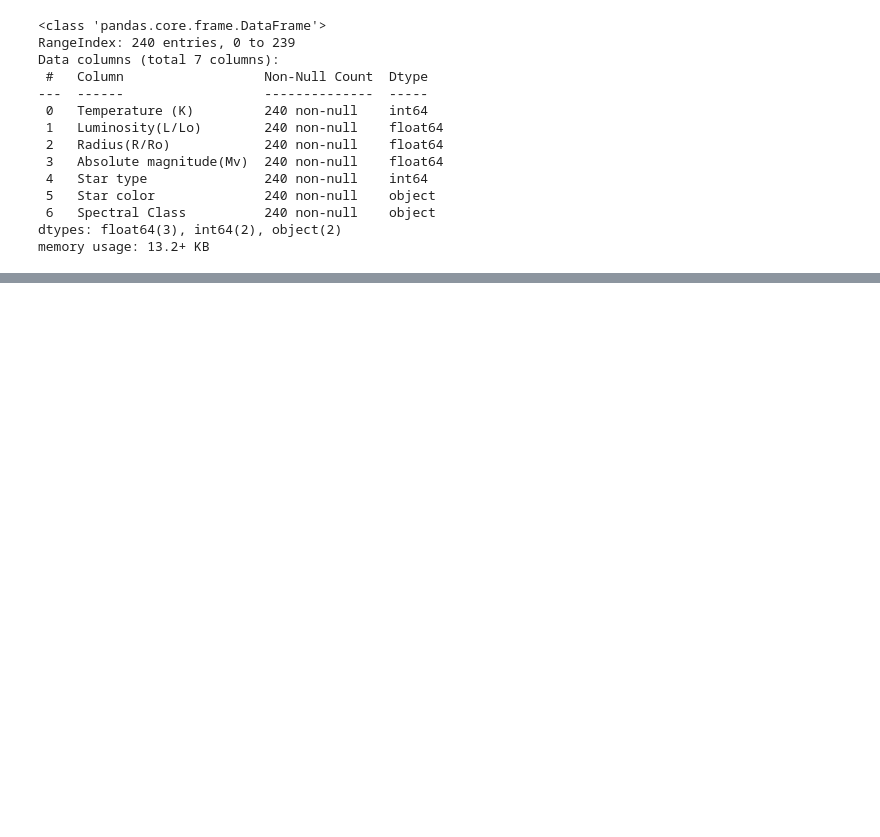
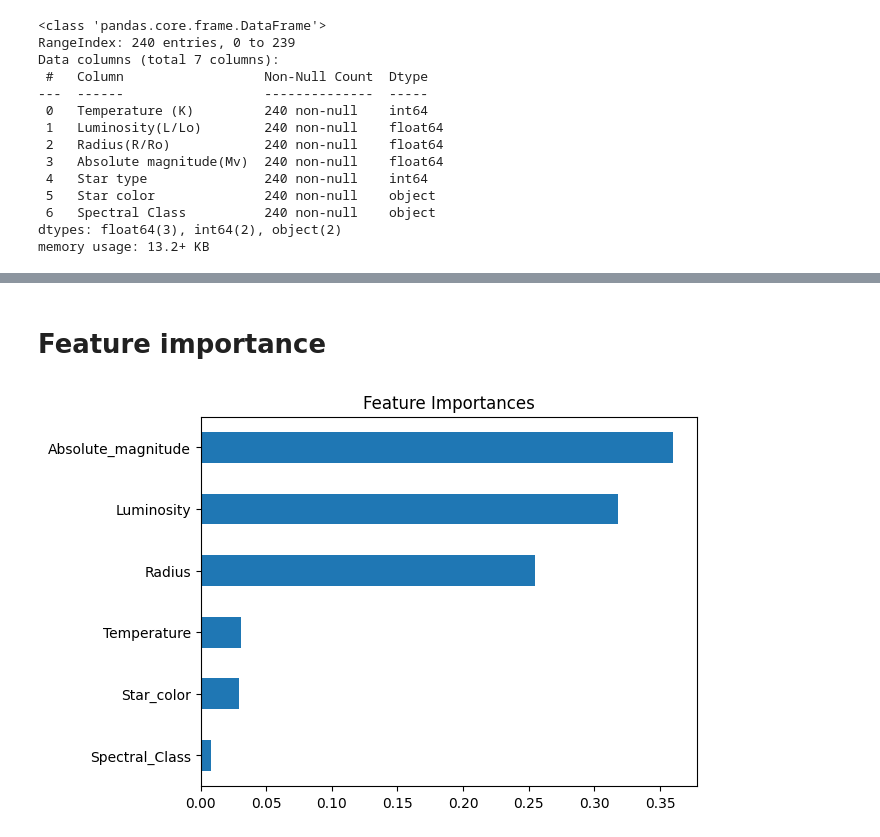
Before and after one commit to YassinTalhaoui/MA-Thesis-ML-Applied-to-stars, a Jupyter notebook: stars.ipynb, the cells around one changed output, grey strips where cells are left out. Drawn from its saved outputs; the diff is of its cells as text; code cells hidden in the pictures; blank space fills up the shorter version.

```diff
--- a/stars.ipynb
+++ b/stars.ipynb
@@ -56,0 +140,4 @@ memory usage: 13.2+ KB
+# %%
+df_binary = df[df['Star_type'].isin([2, 3])]  # Example: White Dwarf vs. Main Sequence
+X = df_binary.drop(columns=['Star_type'])
+y = df_binary['Star_type']
@@ -56,0 +146,2 @@ memory usage: 13.2+ KB
+# %%
+X_train, X_test, y_train, y_test = train_test_split(X, y, test_size=0.2, random_state=42)
@@ -56,0 +150,4 @@ memory usage: 13.2+ KB
+# %%
+scaler = StandardScaler()
+X_train = scaler.fit_transform(X_train)
+X_test = scaler.transform(X_test)
@@ -56,0 +156,4 @@ memory usage: 13.2+ KB
+# %%
+clf = RandomForestClassifier(n_estimators=100, random_state=42)
+clf.fit(X_train, y_train)
+y_pred = clf.predict(X_test)
@@ -56,0 +178,8 @@ memory usage: 13.2+ KB
+# %% [markdown]
+# Feature importance
+# %%
+importances = pd.Series(clf.feature_importances_, index=df_binary.drop(columns=['Star_type']).columns)
+importances.sort_values().plot(kind='barh', title='Feature Importances')
+plt.show()
+# %% [output]
+[figure, added]
```
Also changed, not shown: parts of 26 cells of this notebook.
